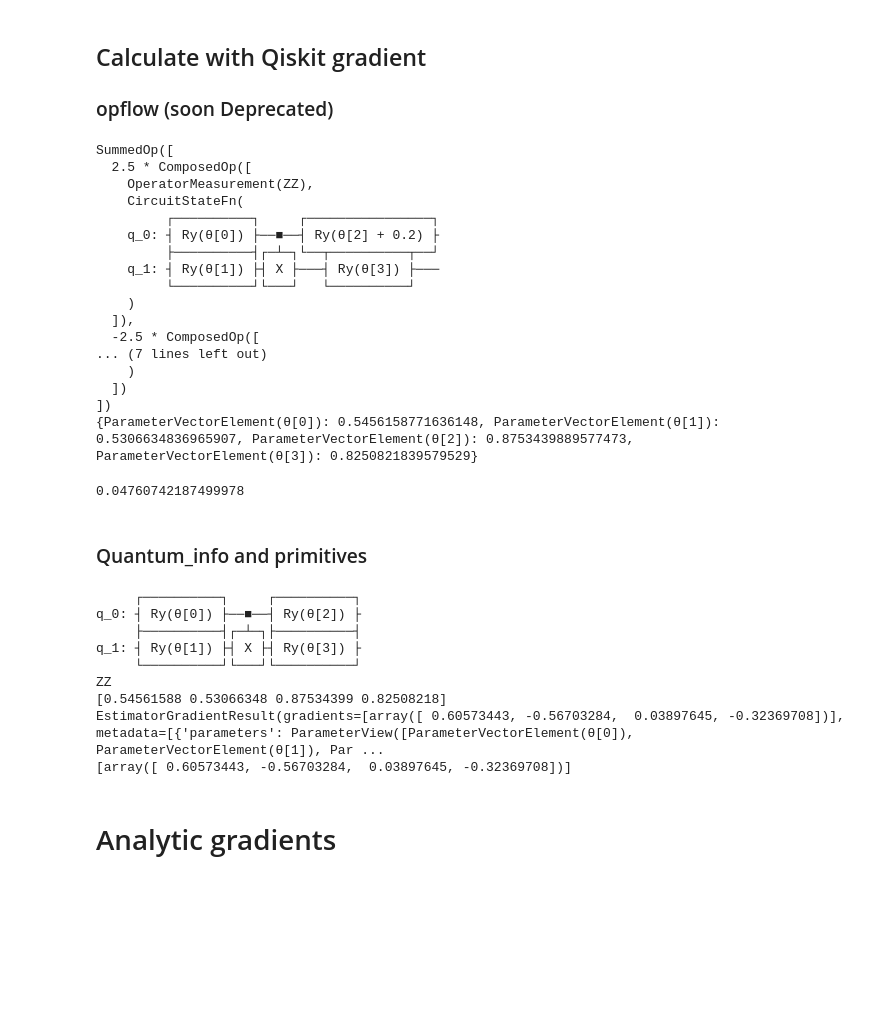
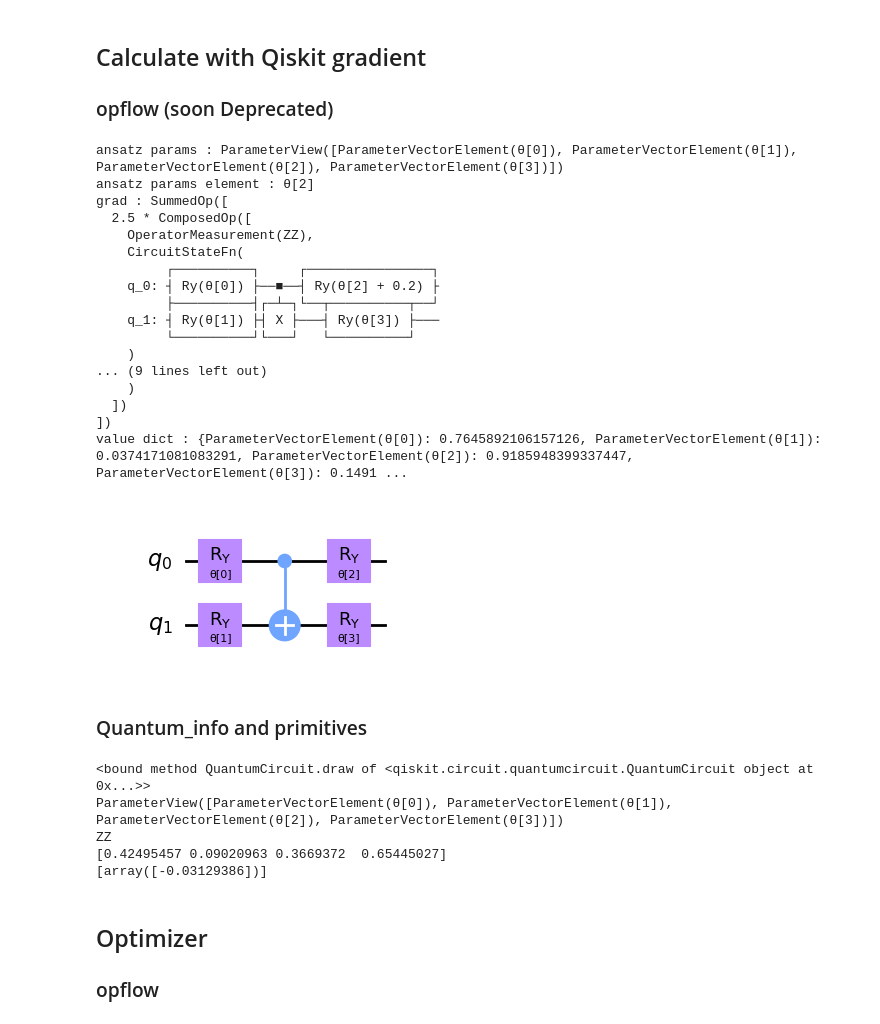
Before and after one commit to vuthanhtung2412/Qiskit-learn, a Jupyter notebook: QML/TrainingPQC.ipynb, the cells around one changed output. Cells and saved outputs as stored; diff of their text form; code cells hidden in the pictures; blank space fills up the shorter version.

```diff
--- a/QML/TrainingPQC.ipynb
+++ b/QML/TrainingPQC.ipynb
@@ -143,32 +147,40 @@ print(values_plus)
 # %%
 from qiskit.opflow import Gradient
 
 shifter = Gradient('fin_diff', analytic=False, epsilon=EPS)
+
 grad = shifter.convert(expectation, params=ansatz.parameters[INDEX])
-print(grad)
+print("ansatz params : %s" % (ansatz.parameters))
+print("ansatz params element : %s" % (ansatz.parameters[INDEX]))
+print("grad : %s" %(grad)) # grad object contain the info of which param to optimize already
 
 value_dict = dict(zip(ansatz.parameters, point))
-print(value_dict)
+print("value dict : %s" % (value_dict))
+
 sampler.convert(grad, value_dict).eval().real
+
+ansatz.bind_parameters([0,0,0,0])
+ansatz.draw('mpl') # in order to be displayed correctly it need to be at the end of the line, this is possible thanks to matplotlib_inline
+# this doesn't bind the value to the image
 # %% [output]
-SummedOp([
+ansatz params : ParameterView([ParameterVectorElement(θ[0]), ParameterVectorElement(θ[1]), ParameterVectorElement(θ[2]), ParameterVectorElement(θ[3])])
+ansatz params element : θ[2]
+grad : SummedOp([
   2.5 * ComposedOp([
     OperatorMeasurement(ZZ),
     CircuitStateFn(
          ┌──────────┐     ┌────────────────┐
     q_0: ┤ Ry(θ[0]) ├──■──┤ Ry(θ[2] + 0.2) ├
          ├──────────┤┌─┴─┐└──┬──────────┬──┘
     q_1: ┤ Ry(θ[1]) ├┤ X ├───┤ Ry(θ[3]) ├───
          └──────────┘└───┘   └──────────┘
     )
-  ]),
-  -2.5 * ComposedOp([
-... (7 lines left out)
+... (9 lines left out)
     )
   ])
 ])
-{ParameterVectorElement(θ[0]): 0.5456158771636148, ParameterVectorElement(θ[1]): 0.5306634836965907, ParameterVectorElement(θ[2]): 0.8753439889577473, ParameterVectorElement(θ[3]): 0.8250821839579529}
+value dict : {ParameterVectorElement(θ[0]): 0.7645892106157126, ParameterVectorElement(θ[1]): 0.0374171081083291, ParameterVectorElement(θ[2]): 0.9185948399337447, ParameterVectorElement(θ[3]): 0.1491 ...
-0.04760742187499978
+[figure, added]
 # %% [markdown]
 ### Quantum_info and primitives
 # %%
@@ -176,24 +188,24 @@ from qiskit_algorithms.gradients import ParamShiftEstimatorGradient
 
 grad = ParamShiftEstimatorGradient(estimator)
 
-print(ansatz)
+print(ansatz.draw)
+print(ansatz.parameters)
 print(hamiltonian)
 print(point)
 
-result = grad.run(ansatz, hamiltonian,[point]).result()
-# print(result)
+result = grad.run(ansatz, hamiltonian,[point], [ansatz.parameters[INDEX:INDEX+1]]).result()
+# Argument parameter of function run:
+# parameters: The sequence of parameters to calculate only the gradients of the specified parameters.
 
 gradients = result.gradients
 print(gradients)
 # %% [output]
-     ┌──────────┐     ┌──────────┐
-q_0: ┤ Ry(θ[0]) ├──■──┤ Ry(θ[2]) ├
-     ├──────────┤┌─┴─┐├──────────┤
-q_1: ┤ Ry(θ[1]) ├┤ X ├┤ Ry(θ[3]) ├
-     └──────────┘└───┘└──────────┘
+<bound method QuantumCircuit.draw of <qiskit.circuit.quantumcircuit.QuantumCircuit object at 0x...>>
+ParameterView([ParameterVectorElement(θ[0]), ParameterVectorElement(θ[1]), ParameterVectorElement(θ[2]), ParameterVectorElement(θ[3])])
 ZZ
-[0.54561588 0.53066348 0.87534399 0.82508218]
-EstimatorGradientResult(gradients=[array([ 0.60573443, -0.56703284,  0.03897645, -0.32369708])], metadata=[{'parameters': ParameterView([ParameterVectorElement(θ[0]), ParameterVectorElement(θ[1]), Par ...
-[array([ 0.60573443, -0.56703284,  0.03897645, -0.32369708])]
+[0.42495457 0.09020963 0.3669372  0.65445027]
+[array([-0.03129386])]
-# %% [markdown]
-# Analytic gradients
+# %% [markdown]
+## Optimizer
+
+### opflow
```
Also changed, not shown: parts of 5 cells of this notebook, 2 other files.
